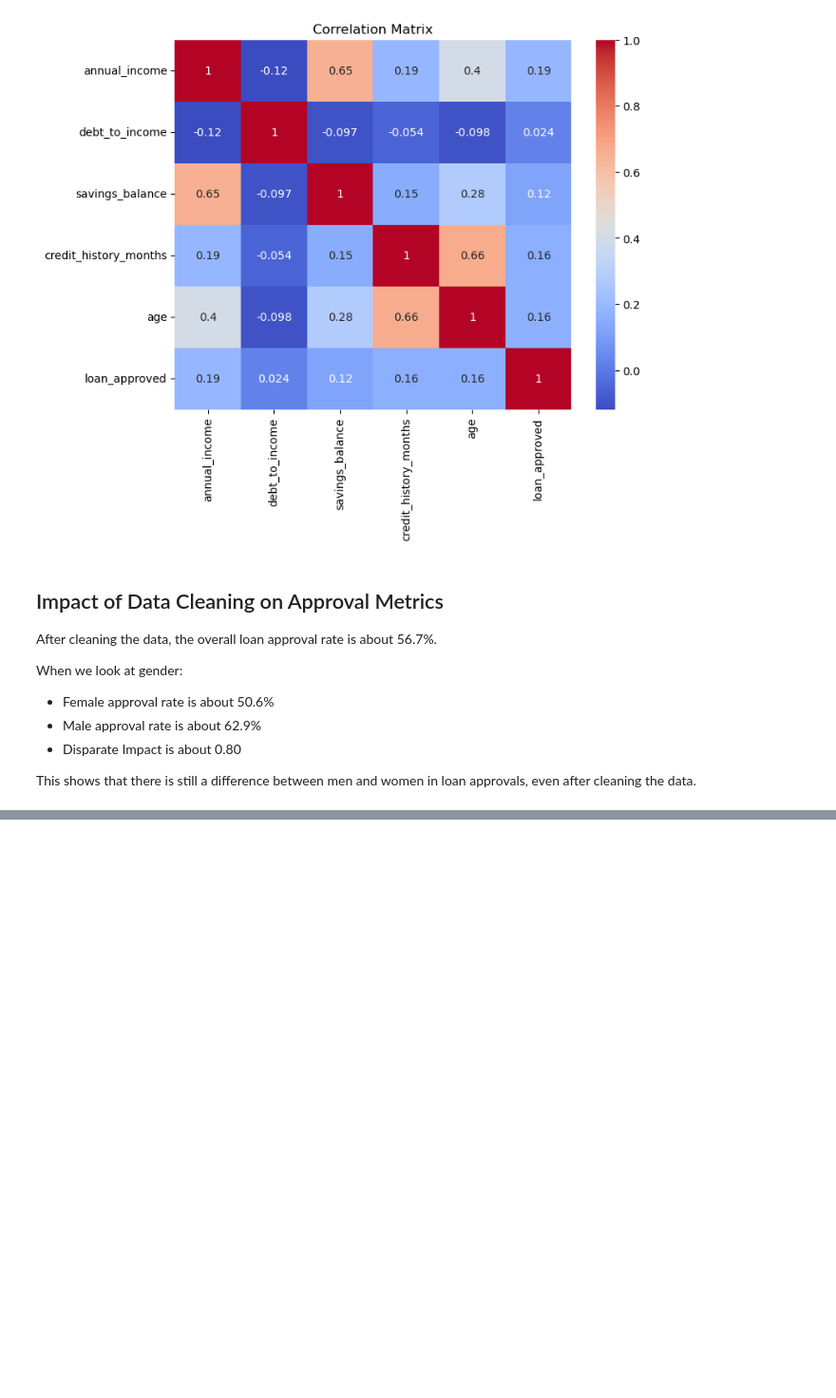
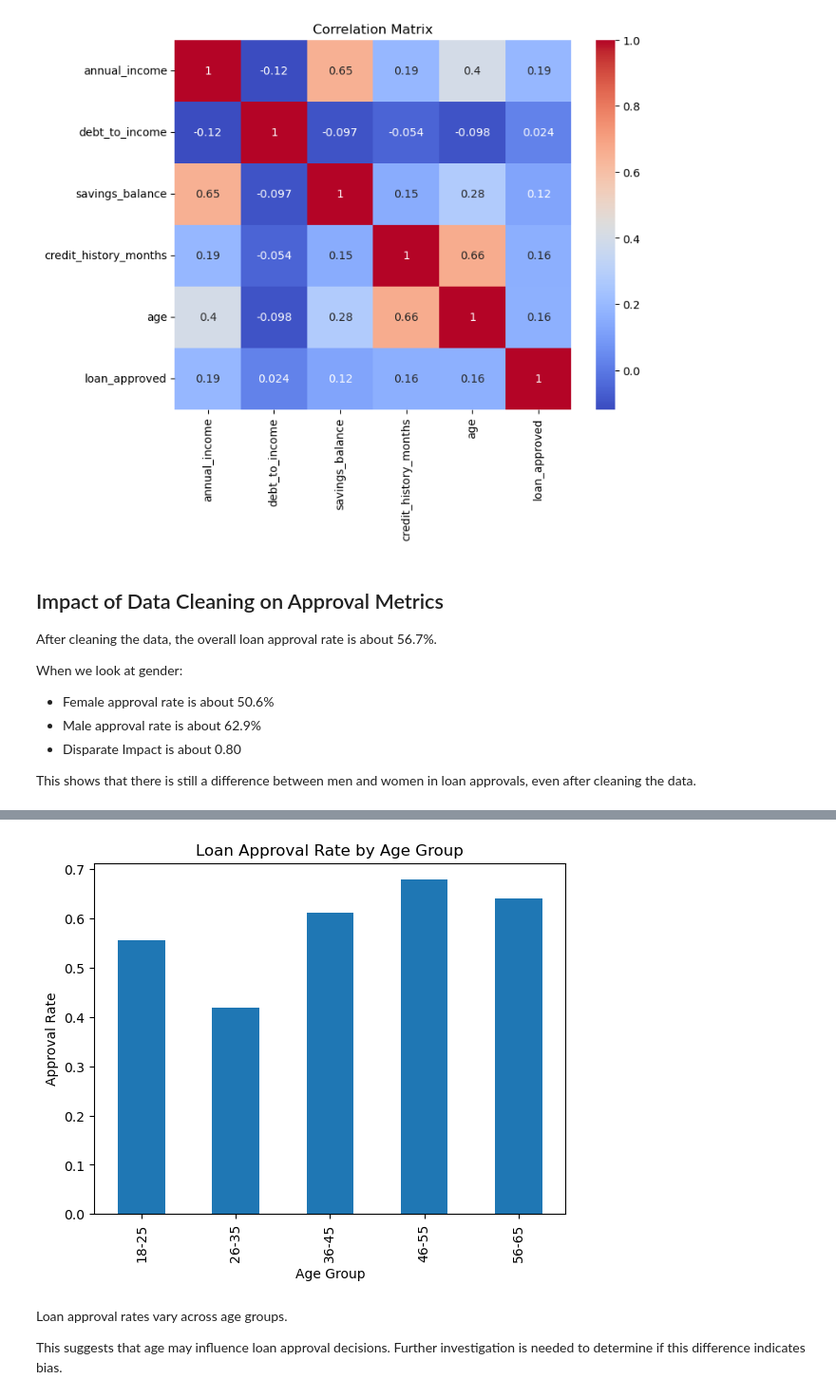
Before and after one commit to JonasKnosp/dego-project-team11-TXC, a Jupyter notebook: notebooks/02-bias-analysis.ipynb, the cells around one changed output, grey strips where cells are left out. Shown at 95% size. Cells and saved outputs as stored; diff of their text form; code cells hidden in the pictures; blank space fills up the shorter version.

```diff
--- a/notebooks/02-bias-analysis.ipynb
+++ b/notebooks/02-bias-analysis.ipynb
@@ -83,0 +109,6 @@ This shows that there is still a difference between men and women in loan approv
+# %%
+df["age_group"] = pd.cut(
+    df["age"],
+    bins=[18, 25, 35, 45, 55, 65],
+    labels=["18-25", "26-35", "36-45", "46-55", "56-65"]
+)
@@ -83,0 +125,15 @@ This shows that there is still a difference between men and women in loan approv
+# %%
+df.groupby("age_group")["loan_approved"].mean().plot(kind="bar")
+
+plt.title("Loan Approval Rate by Age Group")
+plt.ylabel("Approval Rate")
+plt.xlabel("Age Group")
+plt.show()
+# %% [output]
+[figure, added]
+# %% [markdown]
+
+Loan approval rates vary across age groups.
+
+This suggests that age may influence loan approval decisions.
+Further investigation is needed to determine if this difference indicates bias.
```
Also changed, not shown: parts of 5 cells of this notebook.
